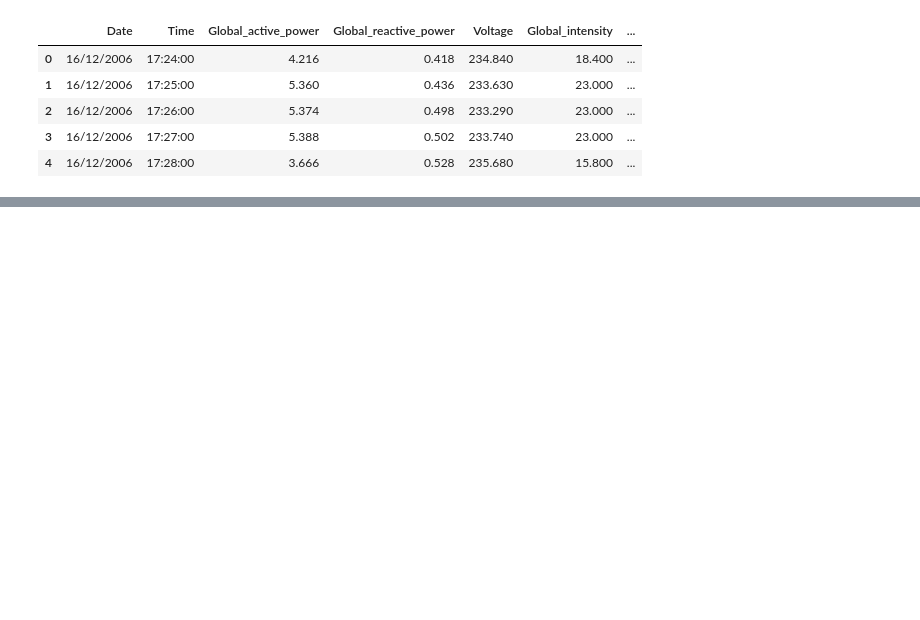
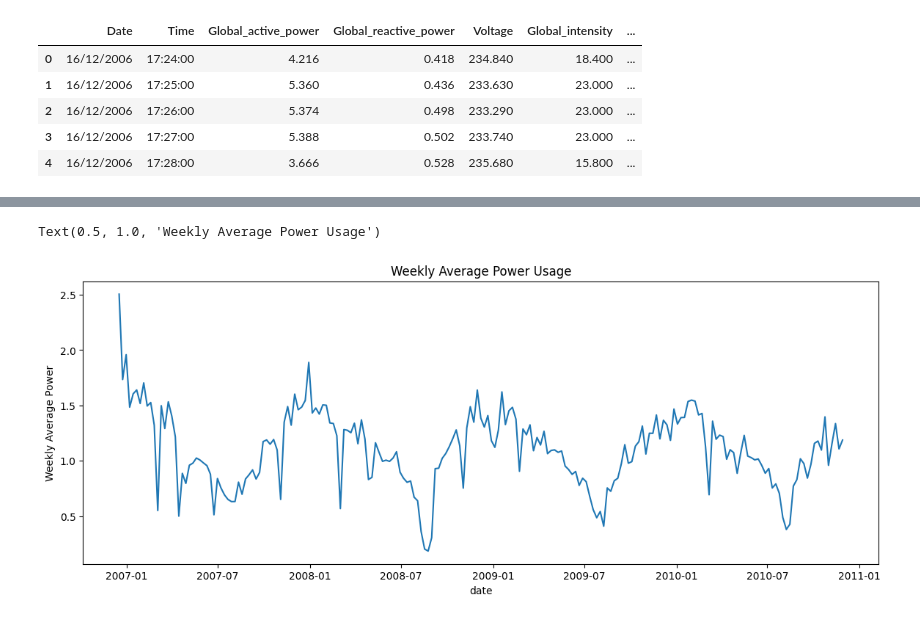
Before and after one commit to aditya303030/House_power_consumption, a Jupyter notebook: eda.ipynb, the cells around one changed output, grey strips where cells are left out. Cells and saved outputs as stored; diff of their text form; code cells hidden in the pictures; blank space fills up the shorter version.

```diff
--- a/eda.ipynb
+++ b/eda.ipynb
@@ -34,0 +67,11 @@ Name: datetime, dtype: object
+# %%
+weekly_power = df["Global_active_power"].resample("W").mean()
+
+plt.figure(figsize=(14, 5))
+plt.plot(weekly_power)
+plt.xlabel("date")
+plt.ylabel("Weekly Average Power")
+plt.title("Weekly Average Power Usage")
+# %% [output]
+Text(0.5, 1.0, 'Weekly Average Power Usage')
+[figure, added]
```
Also changed, not shown: parts of 12 cells of this notebook.
